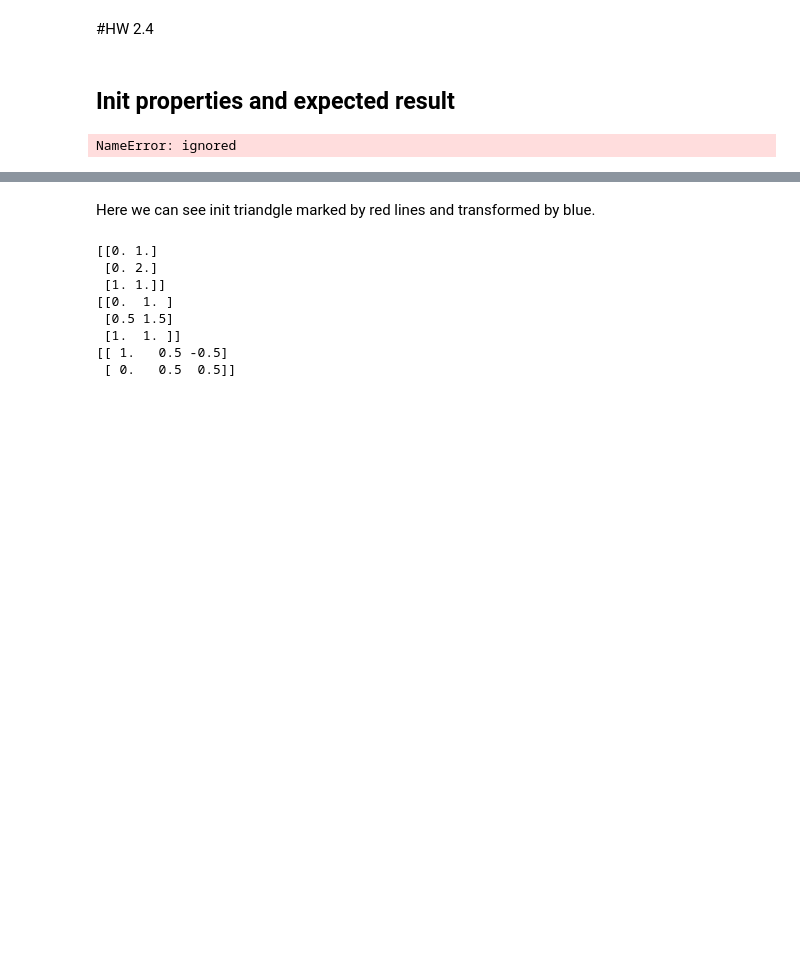
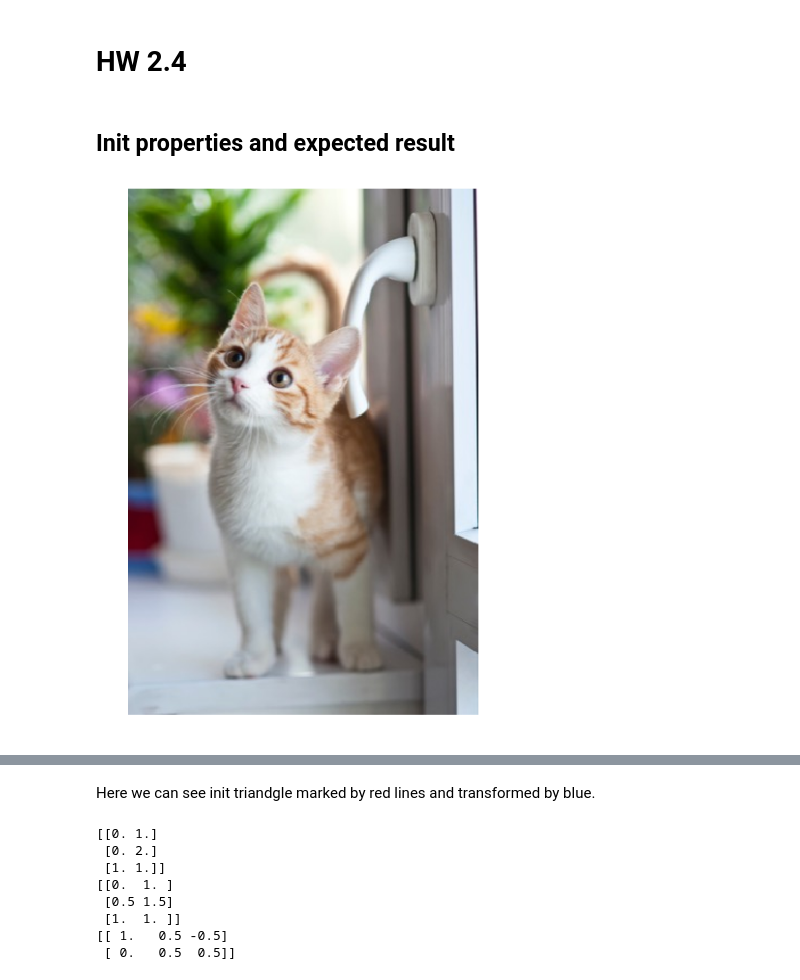
Before and after one commit to Bilchuck/computer-vision-tasks, a Jupyter notebook: 2.4-6.ipynb, the cells around one changed output, grey strips where cells are left out. Cells and saved outputs as stored; diff of their text form; code cells hidden in the pictures; blank space fills up the shorter version.

```diff
--- a/2.4-6.ipynb
+++ b/2.4-6.ipynb
@@ -1,5 +1,5 @@
 # %% [markdown]
-#HW 2.4
+# HW 2.4
 # %% [markdown]
 ## Init properties and expected result
 # %%
@@ -23,20 +23,20 @@ def showImg(img, colored=False):
 
   plt.show()
 # %%
-img = cv2.imread('obj6.jpg', 0)
+img = cv2.imread('./images/object/obj6.jpg')
 pts1 = np.float32([
     [0,1],
     [0,2],
     [1,1]
 ])
 pts2 = np.float32([
     [0,   1],
     [0.5, 1.5],
     [1,   1]
 ])
 showImg(img)
 # %% [output]
-NameError: ignored
+[figure, added]
 # %%
 plt.plot(pts1[:,0], pts1[:,1], 'r-')
 plt.plot(pts2[:,0], pts2[:,1], 'b--')
```
Also changed, not shown: parts of 8 cells of this notebook, 1 other file.
